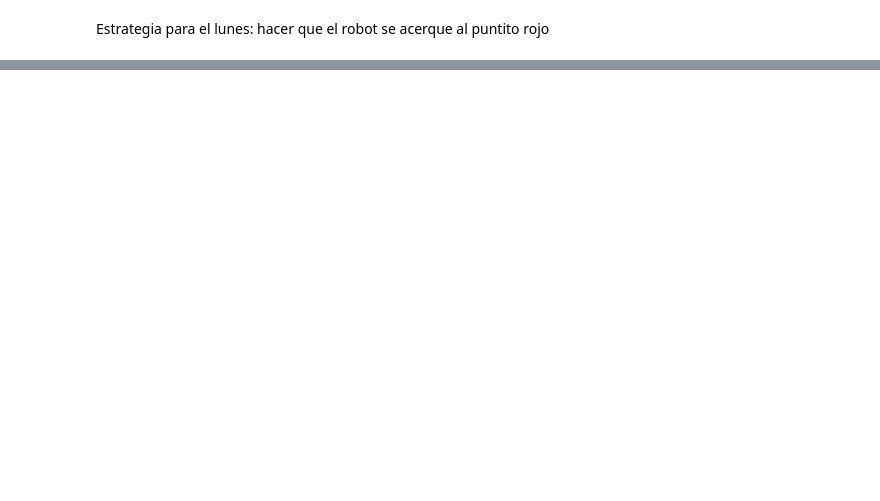
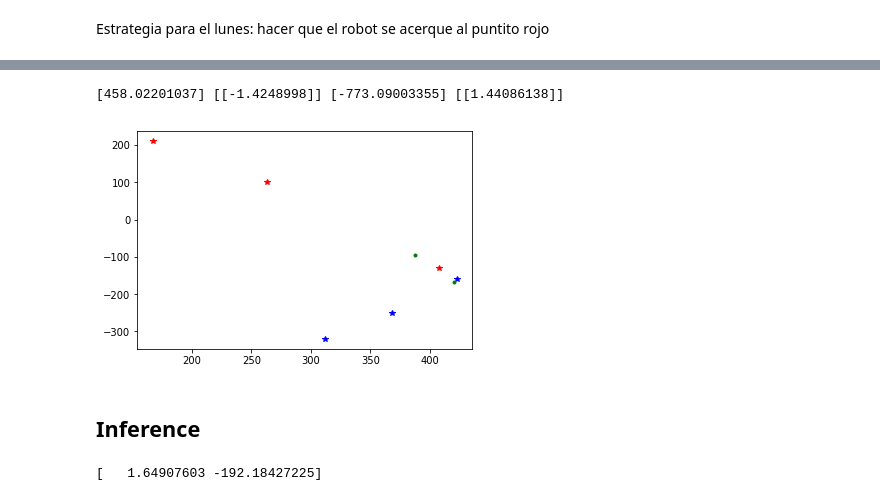
Before and after one commit to SamuelBG13/DOR2019, a Jupyter notebook: DOR2019.ipynb, the cells around one changed output, grey strips where cells are left out. Cells and saved outputs as stored; diff of their text form; code cells hidden in the pictures; blank space fills up the shorter version.

```diff
--- a/DOR2019.ipynb
+++ b/DOR2019.ipynb
@@ -299,0 +319,22 @@ for image_path in TEST_IMAGE_PATHS:
+# %%
+Camera=CameraObj()
+
+plt.plot(Camera.calibrationdata["U"],Camera.calibrationdata["X"],"r*")
+plt.plot(Camera.calibrationdata["V"],Camera.calibrationdata["Y"],"b*")
+
+for center in centres:
+    plt.plot(center[0],Camera.PredictXY(center)[0], 'g.')
+    plt.plot(center[1],Camera.PredictXY(center)[1], 'g.')
+print(Camera.w0, Camera.w1, Camera.s0, Camera.s1)
+# %% [output]
+[458.02201037] [[-1.4248998]] [-773.09003355] [[1.44086138]]
+[figure, added]
+# %% [markdown]
+## Inference
+# %%
+for center in centres:
+    POS_frame=Camera.PredictXY(center)
+    POS_robot=Camera.rotaterobot(POS_frame)
+    print(POS_robot)
+# %% [output]
+[   1.64907603 -192.18427225]
```
Also changed, not shown: parts of 8 cells of this notebook.
